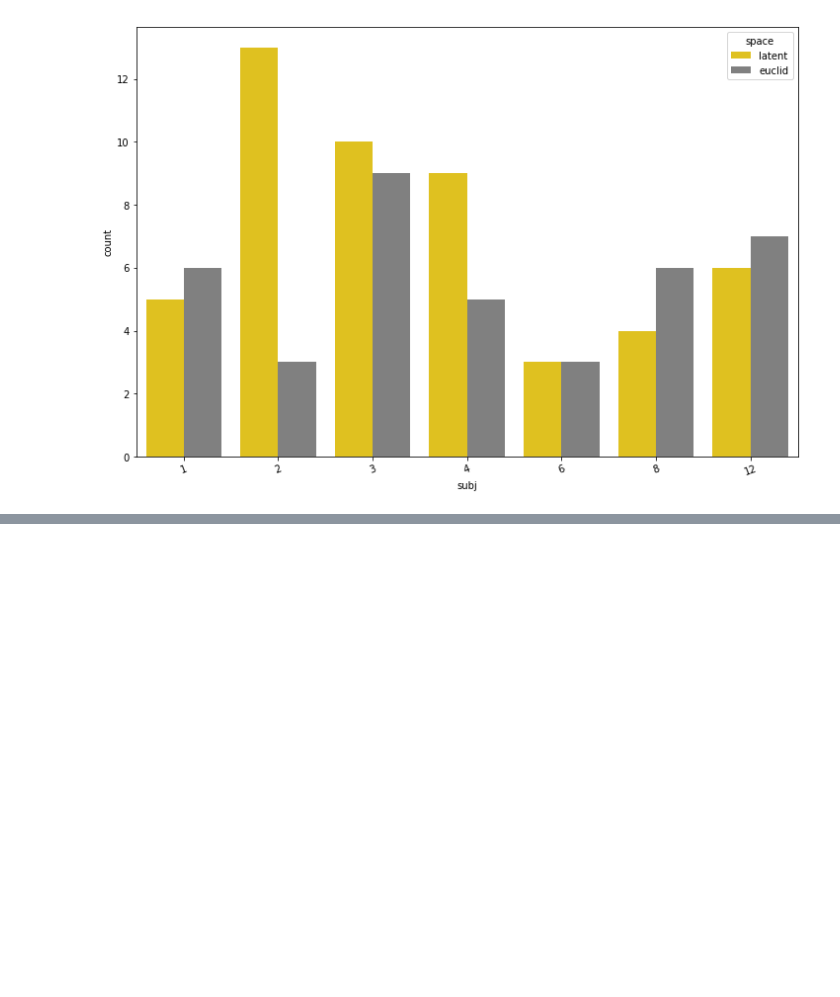
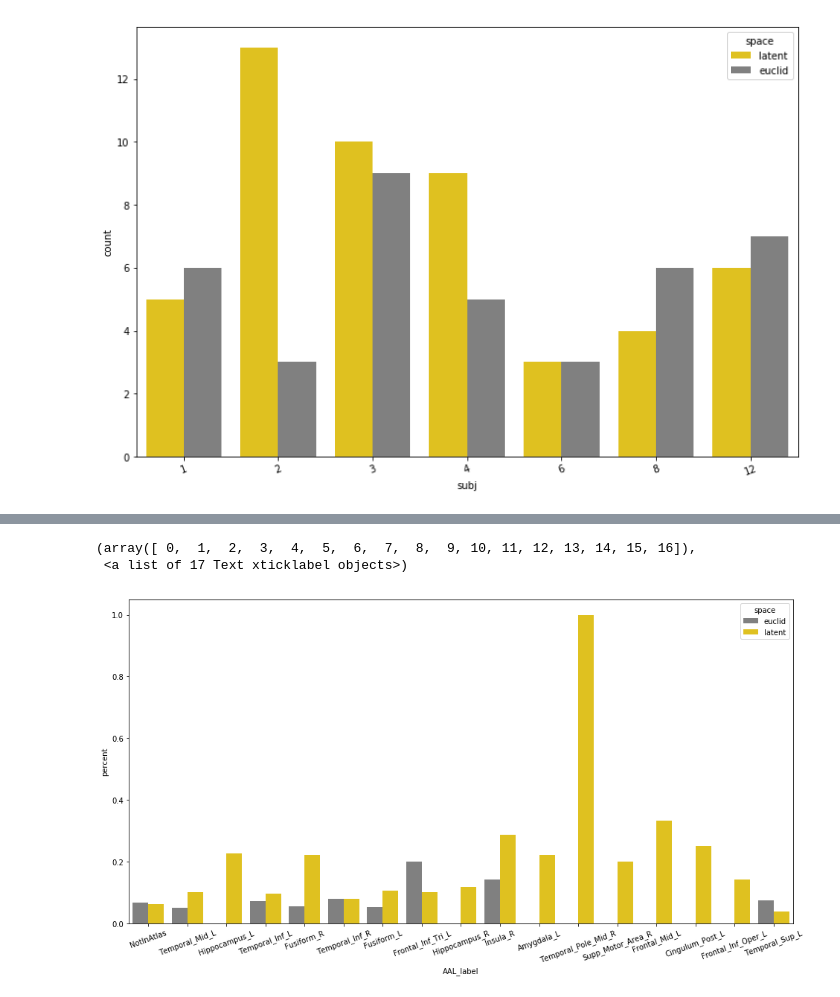
Before and after one commit to jastiso/statistical_learning, a Jupyter notebook: scripts/searchlight.ipynb, the cells around one changed output, grey strips where cells are left out. Saved outputs shown, nothing was run; the diff lists cells and outputs as text; code cells hidden in the pictures; blank space fills up the shorter version.

```diff
--- a/scripts/searchlight.ipynb
+++ b/scripts/searchlight.ipynb
@@ -63,0 +65,4 @@ memory usage: 30.6+ KB
+# %%
+avg = all_reg.AAL_label.value_counts().reset_index(name='total_counts')
+avg.rename(columns={'index':'AAL_label'}, inplace=True)
+avg.head()
@@ -63,0 +76,5 @@ memory usage: 30.6+ KB
+# %%
+sig_avg = reg.groupby('space').AAL_label.value_counts().reset_index(name='sig_counts')
+sig_avg = sig_avg.merge(avg, on='AAL_label')
+sig_avg = sig_avg.assign(percent = sig_avg.sig_counts/sig_avg.total_counts)
+sig_avg.head()
@@ -83,2 +117,12 @@ plt.xticks(rotation=20)
+# %%
+fig = plt.figure(figsize=(16,8))
+sns.barplot(data=sig_avg, x='AAL_label', y='percent', hue='space',
+              palette = ['grey','gold'],
+              order = reg.loc[(reg.space == 'latent'),'AAL_label'].value_counts().index)
+plt.xticks(rotation=20)
+# %% [output]
+(array([ 0,  1,  2,  3,  4,  5,  6,  7,  8,  9, 10, 11, 12, 13, 14, 15, 16]),
+ <a list of 17 Text xticklabel objects>)
+[figure, added]
 # %%
 fig = plt.figure(figsize=(16,8))
```
Also changed, not shown: parts of 12 cells of this notebook, 8 other files.
